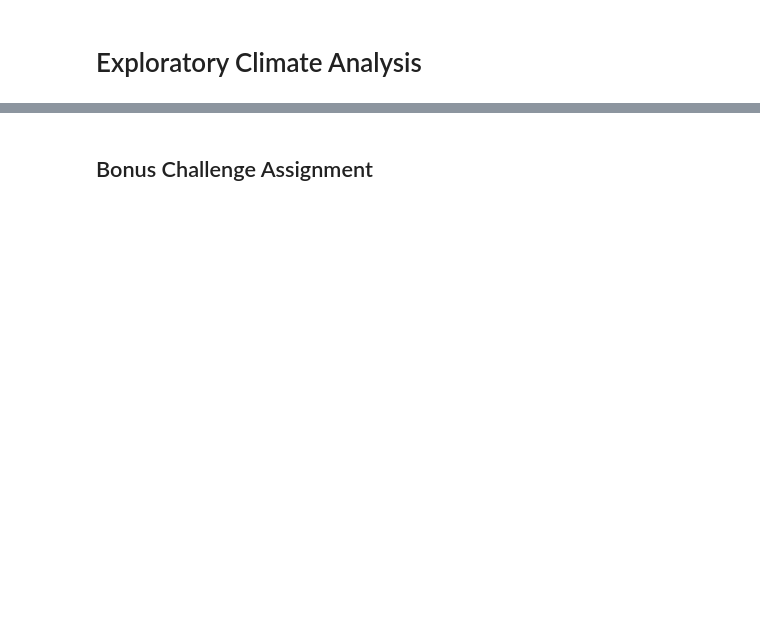
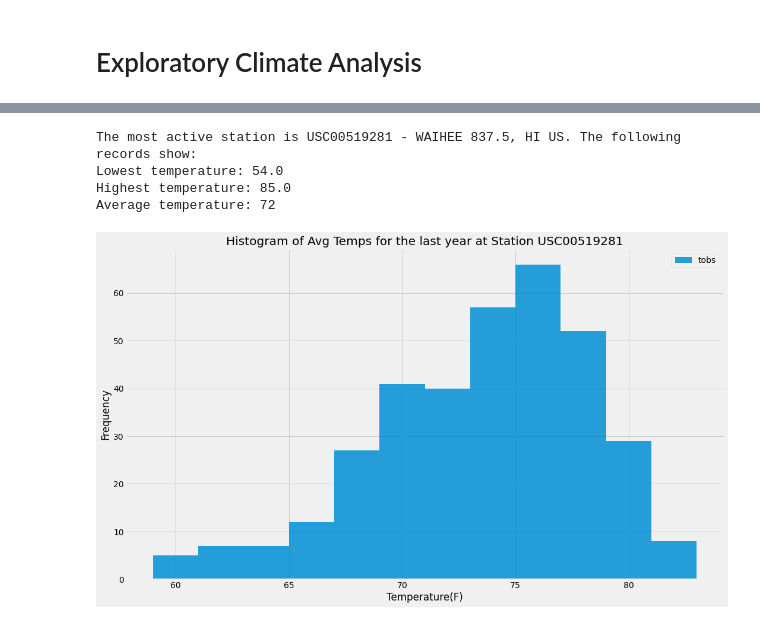
Before and after one commit to jussstinpot/UCI-Homework-Justin-Pot, a Jupyter notebook: 10-SQLAlchemy-Challenge/climate_starter.ipynb, the cells around one changed output, grey strips where cells are left out. Drawn from its saved outputs; the diff is of its cells as text; code cells hidden in the pictures; blank space fills up the shorter version.

```diff
--- a/10-SQLAlchemy-Challenge/climate_starter.ipynb
+++ b/10-SQLAlchemy-Challenge/climate_starter.ipynb
@@ -68,8 +135,24 @@ tobs FLOAT
 # %%
 # Using the station id from the previous query, calculate the lowest temperature recorded,
 # highest temperature recorded, and average temperature of the most active station?
+station_record = (session.query(func.min(Measurement.tobs), func.max(Measurement.tobs), func.avg(Measurement.tobs))
+                 .filter(Measurement.station=="USC00519281").all())
+print(f"The most active station is {active_stations[0][1]} - {active_stations[0][2]}. The following records show:")
+print(f"Lowest temperature: {station_record[0][0]}")
+print(f"Highest temperature: {station_record[0][1]}")
+print(f"Average temperature: {round(station_record[0][2])}")
+# %% [output]
+The most active station is USC00519281 - WAIHEE 837.5, HI US. The following records show:
+Lowest temperature: 54.0
+Highest temperature: 85.0
+Average temperature: 72
 # %%
 # Choose the station with the highest number of temperature observations.
-# Query the last 12 months of temperature observation data for this station and plot the results as a histogram
+# Query the last 12 months of temperature observation data for this station
+temp_results = (session.query(Measurement.date, Measurement.tobs)
+               .filter(Measurement.date > last_year)
+               .filter(Measurement.station=="USC00519281")
+               .order_by(Measurement.date).all())
+# Convert query into DataFrame
+temp_df = pd.DataFrame(temp_results)
+temp_df = temp_df.set_index("date").sort_index(ascending=True)
-# %% [markdown]
-## Bonus Challenge Assignment
@@ -139,0 +159,10 @@ daily_normals("01-01")
+# %%
+# Plot the results as a histogram
+temp_df.plot(kind="hist", bins=12, alpha=.85, figsize=(15,9))
+plt.title("Histogram of Avg Temps for the last year at Station USC00519281")
+plt.xlabel("Temperature(F)")
+plt.ylabel("Frequency")
+plt.tight_layout()
+plt.savefig("Images/tobs_histogram.png")
+# %% [output]
+[figure, added]
```
Also changed, not shown: parts of 21 cells of this notebook, 11 other files.
